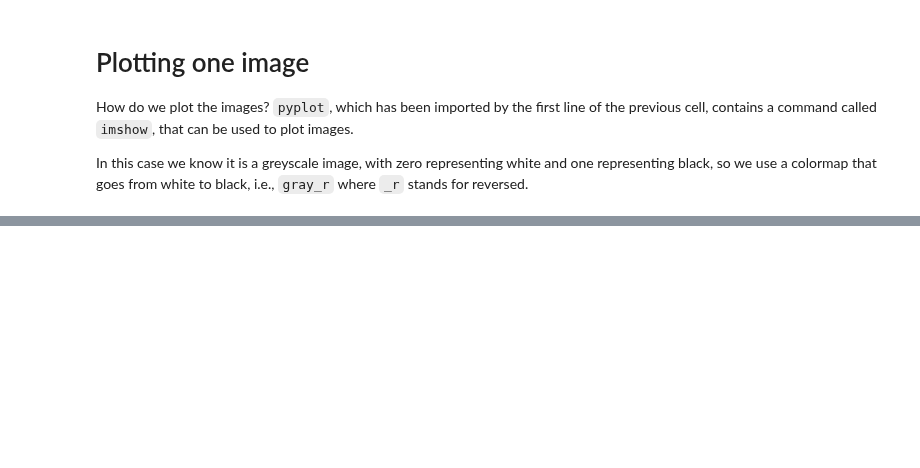
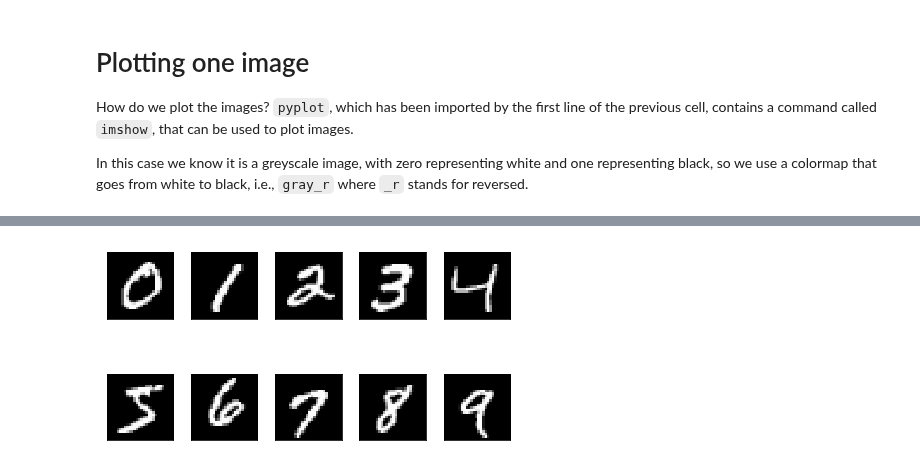
Before and after one commit to asaleh33/P1.4_project, a Jupyter notebook: final_project_2018-2019.ipynb, the cells around one changed output, grey strips where cells are left out. Saved outputs shown, nothing was run; the diff lists cells and outputs as text; code cells hidden in the pictures; blank space fills up the shorter version.

```diff
--- a/final_project_2018-2019.ipynb
+++ b/final_project_2018-2019.ipynb
@@ -124,3 +136,17 @@ _ = title('Hand written digit '+str(y_train[N]))
+# %%
+# show all pictures
+fig, ax = subplots(nrows=2, ncols=5, sharex=True, sharey=True)
+ax = ax.flatten()
+
+for i in np.arange(10):
+    ax[i].imshow(x_train[y_train == i][0], cmap='gist_gray')
+
+ax[0].axes.get_xaxis().set_ticks([])
+ax[0].axes.get_yaxis().set_ticks([])
+tight_layout()
+show()
+# %% [output]
+[figure, added]
 # %% [markdown]
 **IF YOU DON'T HAVE ENOUGH COMPUTATIONAL POWER, RUN THE EXERCISES ONLY UP TO WHAT IS SUSTAINABLE FOR YOUR PC**
 
```
Also changed, not shown: parts of 27 cells of this notebook, 5 other files.
